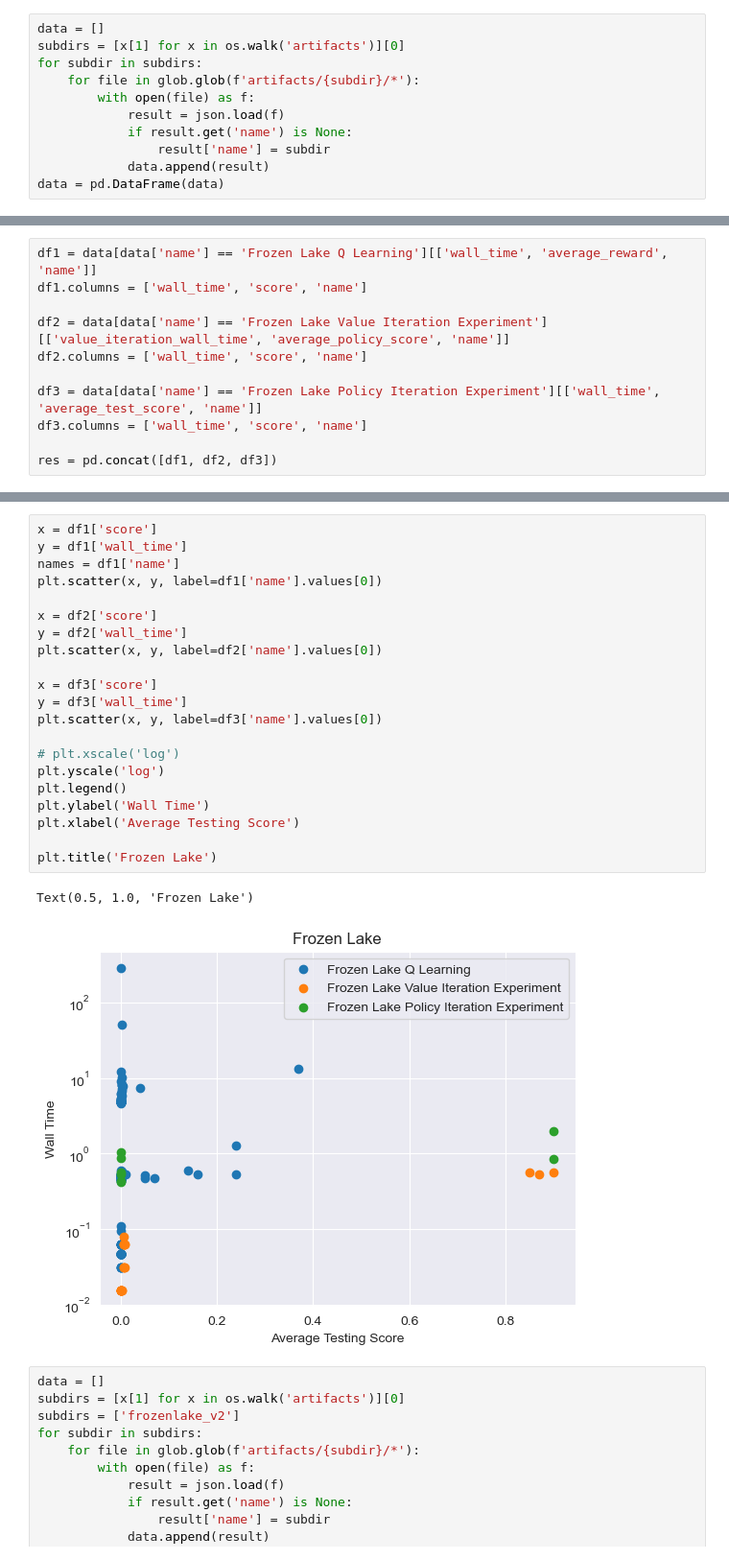
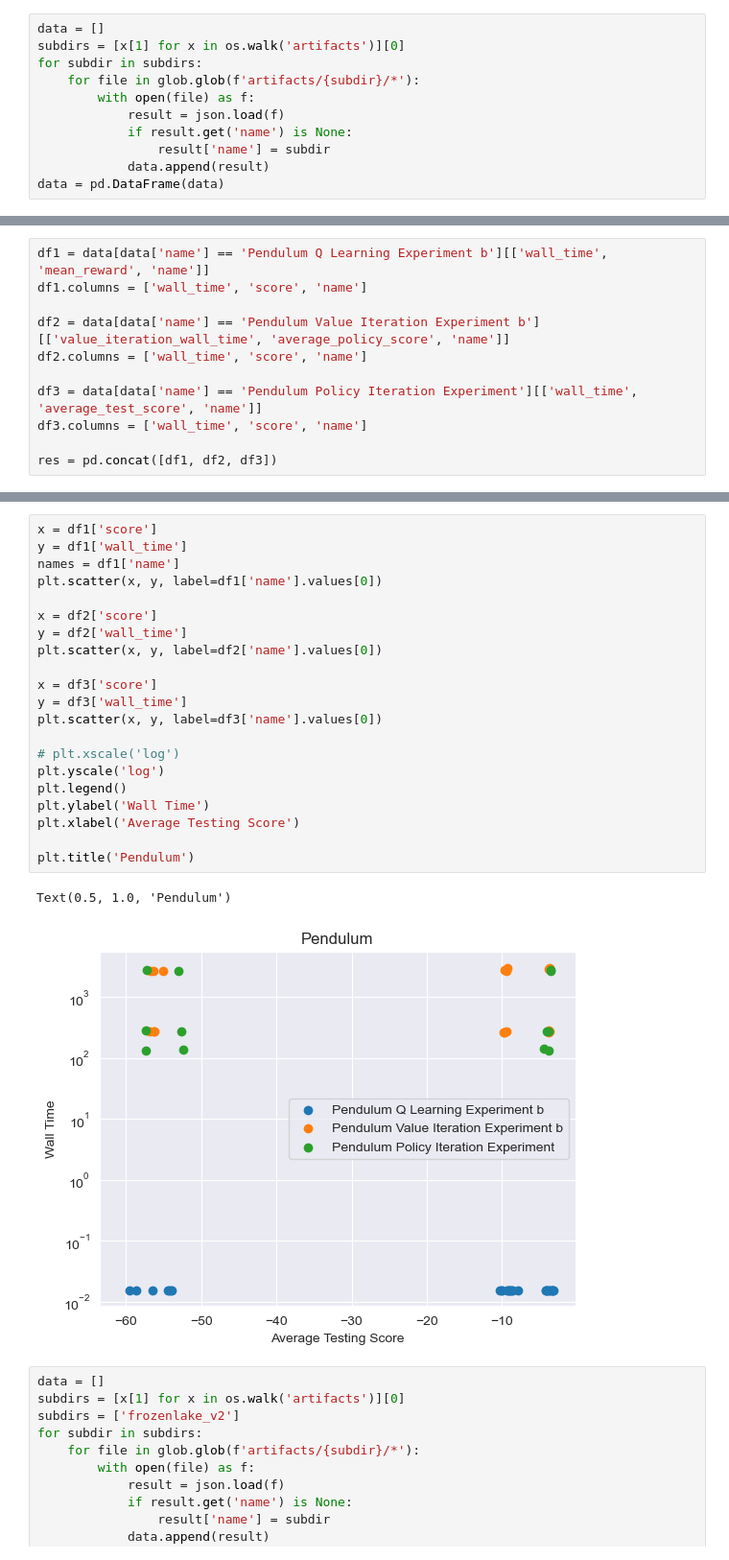
Before and after one commit to KalielWilliamson/a4, a Jupyter notebook: evaluation.ipynb, the cells around one changed output, grey strips where cells are left out. Shown at 96% size. Drawn from its saved outputs; the diff is of its cells as text.

```diff
--- a/evaluation.ipynb
+++ b/evaluation.ipynb
@@ -43,11 +47,11 @@ See the caveats in the documentation: https://pandas.pydata.org/pandas-docs/stab
 # %%
-df1 = data[data['name'] == 'Frozen Lake Q Learning'][['wall_time', 'average_reward', 'name']]
+df1 = data[data['name'] == 'Pendulum Q Learning Experiment b'][['wall_time', 'mean_reward', 'name']]
 df1.columns = ['wall_time', 'score', 'name']
 
-df2 = data[data['name'] == 'Frozen Lake Value Iteration Experiment'][['value_iteration_wall_time', 'average_policy_score', 'name']]
+df2 = data[data['name'] == 'Pendulum Value Iteration Experiment b'][['value_iteration_wall_time', 'average_policy_score', 'name']]
 df2.columns = ['wall_time', 'score', 'name']
 
-df3 = data[data['name'] == 'Frozen Lake Policy Iteration Experiment'][['wall_time', 'average_test_score', 'name']]
+df3 = data[data['name'] == 'Pendulum Policy Iteration Experiment'][['wall_time', 'average_test_score', 'name']]
 df3.columns = ['wall_time', 'score', 'name']
 
 res = pd.concat([df1, df2, df3])
@@ -57,27 +74,27 @@ res = pd.concat([df1, df2, df3])
 # %%
 x = df1['score']
 y = df1['wall_time']
 names = df1['name']
 plt.scatter(x, y, label=df1['name'].values[0])
 
 x = df2['score']
 y = df2['wall_time']
 plt.scatter(x, y, label=df2['name'].values[0])
 
 x = df3['score']
 y = df3['wall_time']
 plt.scatter(x, y, label=df3['name'].values[0])
 
 # plt.xscale('log')
 plt.yscale('log')
 plt.legend()
 plt.ylabel('Wall Time')
 plt.xlabel('Average Testing Score')
 
-plt.title('Frozen Lake')
+plt.title('Pendulum')
 # %% [output]
-Text(0.5, 1.0, 'Frozen Lake')
+Text(0.5, 1.0, 'Pendulum')
-[figure, old version]
+[figure, new version]
 # %%
 data = []
 subdirs = [x[1] for x in os.walk('artifacts')][0]
```
Also changed, not shown: parts of 6 cells of this notebook, 3 other files.
